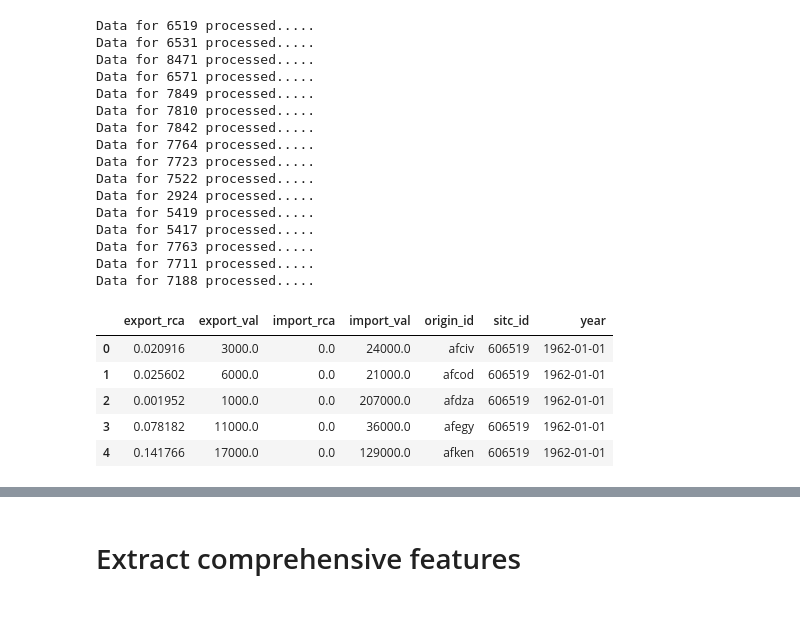
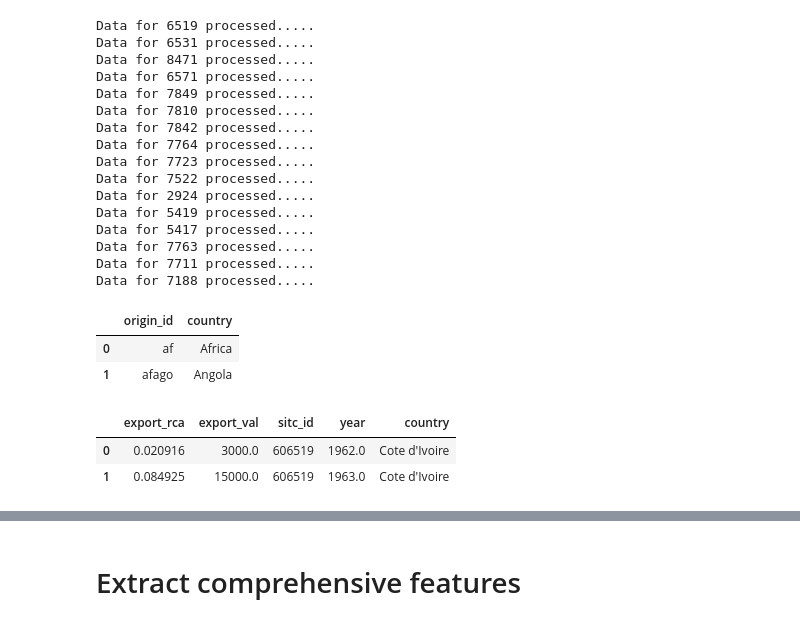
Before and after one commit to GarethWilhelm/TS-Feature-Clustering, a Jupyter notebook: data_prep.ipynb, the cells around one changed output, grey strips where cells are left out. Saved outputs shown, nothing was run; the diff lists cells and outputs as text; code cells hidden in the pictures.

```diff
--- a/data_prep.ipynb
+++ b/data_prep.ipynb
@@ -181,19 +187,22 @@ trade_dframe.drop(droplist,axis=1,inplace=True)
-# %%
-trade_dframe.fillna(0,inplace=True)
-trade_dframe["year"] = pd.to_datetime(trade_dframe['year'], format='%Y')
-trade_dframe.head()
-# %% [output]
-|  | export_rca | export_val | import_rca | import_val | origin_id | sitc_id | year |
-| 0 | 0.020916 | 3000.0 | 0.0 | 24000.0 | afciv | 606519 | 1962-01-01 |
-| 1 | 0.025602 | 6000.0 | 0.0 | 21000.0 | afcod | 606519 | 1962-01-01 |
-| 2 | 0.001952 | 1000.0 | 0.0 | 207000.0 | afdza | 606519 | 1962-01-01 |
-| 3 | 0.078182 | 11000.0 | 0.0 | 36000.0 | afegy | 606519 | 1962-01-01 |
-| 4 | 0.141766 | 17000.0 | 0.0 | 129000.0 | afken | 606519 | 1962-01-01 |
 # %%
+trade_df = create_df(PATH)
 country_list = pd.read_csv('list_countries.csv',usecols=['id','name'],
                         na_values='',na_filter=True)
 country_list.rename(columns=lambda x: x.replace('name','country'), inplace=True)
 country_list.rename(columns=lambda x: x.replace('id','origin_id'), inplace=True)
-trade_dframe = trade_dframe.merge(country_list, on=['origin_id'],how='left')
+country_list.head(2)
+# %% [output]
+|  | origin_id | country |
+| 0 | af | Africa |
+| 1 | afago | Angola |
+# %%
+trade_dframe = trade_df.merge(country_list, on=['origin_id'],how='inner')
+trade_dframe['sitc_id'].astype('category')
+trade_dframe.drop(['origin_id'],axis=1,inplace=True)
+trade_dframe.head(2)
+# %% [output]
+|  | export_rca | export_val | sitc_id | year | country |
+| 0 | 0.020916 | 3000.0 | 606519 | 1962.0 | Cote d'Ivoire |
+| 1 | 0.084925 | 15000.0 | 606519 | 1963.0 | Cote d'Ivoire |
 # %%
 trade_dframe = trade_dframe.drop(['origin_id'],axis=1)
```
Also changed, not shown: parts of 17 cells of this notebook.
